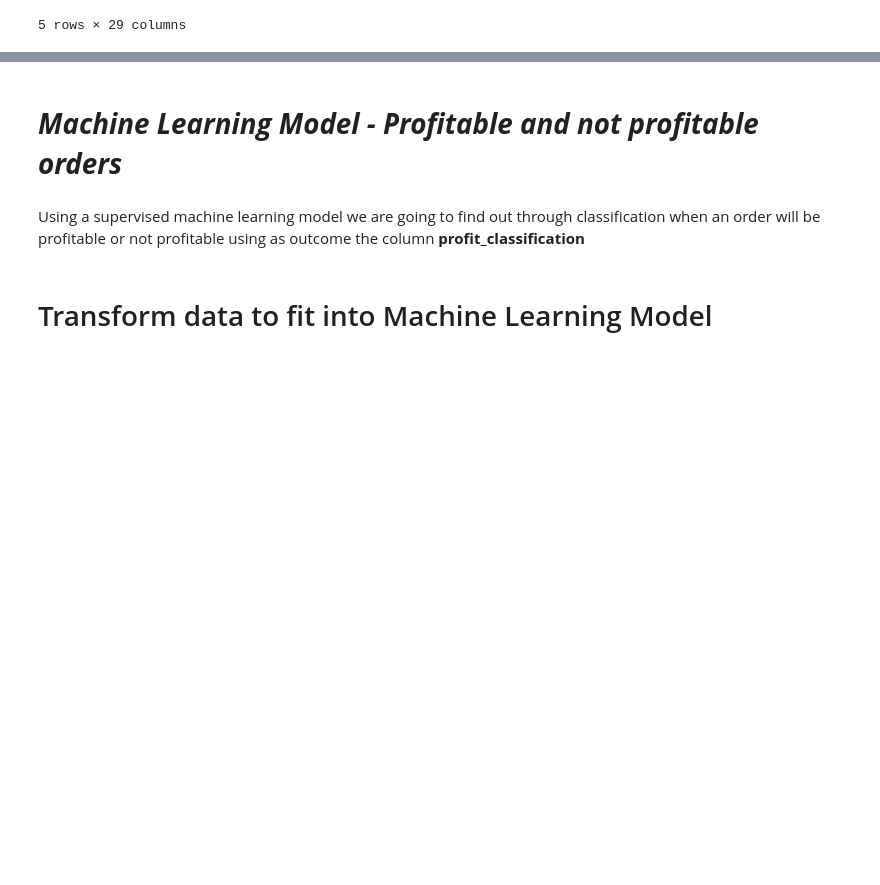
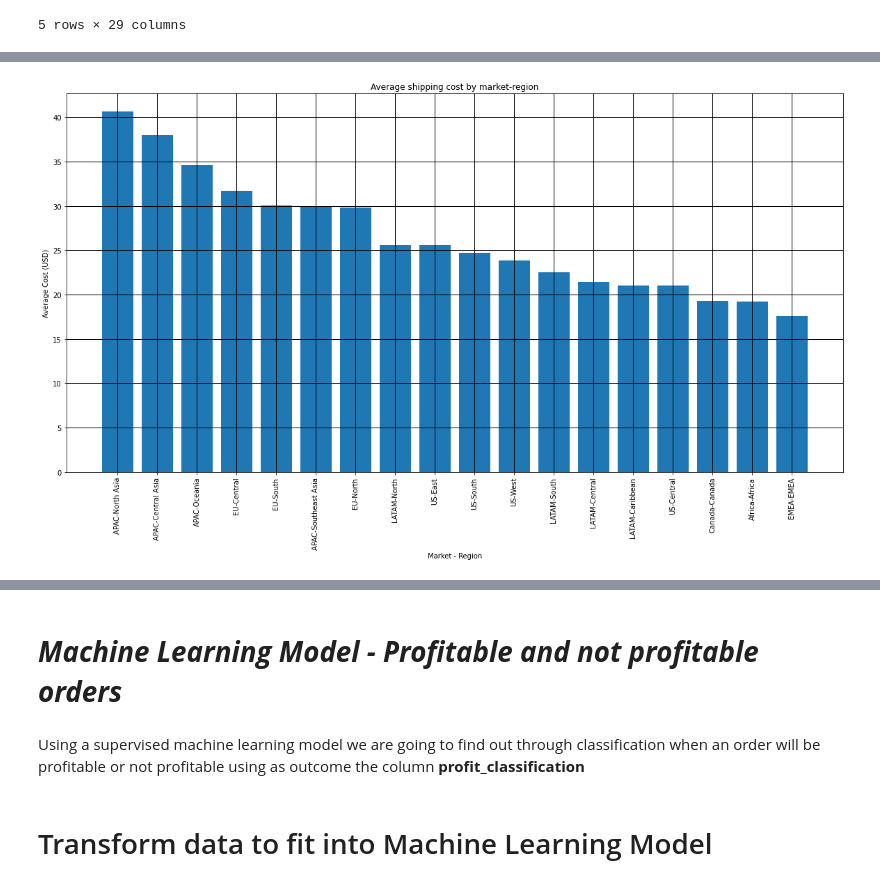
Before and after one commit to GaboRenovation/Bootcamp_final, a Jupyter notebook: Superstore_ML_Model.ipynb, the cells around one changed output, grey strips where cells are left out. Drawn from its saved outputs; the diff is of its cells as text; code cells hidden in the pictures; blank space fills up the shorter version.

```diff
--- a/Superstore_ML_Model.ipynb
+++ b/Superstore_ML_Model.ipynb
@@ -203,0 +278,8 @@ superstore_df.head()
+# %%
+# Shipping costs by /market/region
+
+ship_df=superstore_df.groupby(['market','region']).mean()
+ship_df=ship_df.drop(columns=['row_id','discount','week_day','Month_number','profit_classification'])
+ship_df=ship_df.reset_index()
+ship_df['market-region']=ship_df['market']+'-'+ship_df['region']
+ship_df
@@ -203,0 +304,13 @@ superstore_df.head()
+# %%
+# Shipping costs by region/country/market/city/
+ship_df=ship_df.sort_values('shipping_cost',ascending=False)
+plt.figure(figsize=(20,10))
+plt.bar(height=ship_df['shipping_cost'],x=ship_df['market-region'])
+plt.title('Average shipping cost by market-region')
+plt.xticks(rotation=90)
+plt.ylabel('Average Cost (USD)')
+plt.xlabel('Market - Region')
+plt.grid(color='black', linestyle='-', linewidth=1)
+plt.show()
+# %% [output]
+[figure, added]
```
Also changed, not shown: parts of 22 cells of this notebook.
